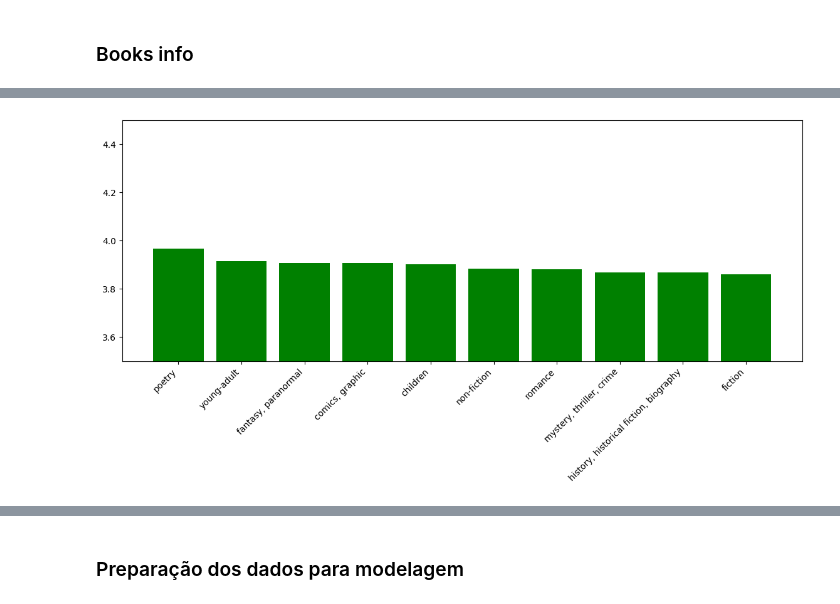
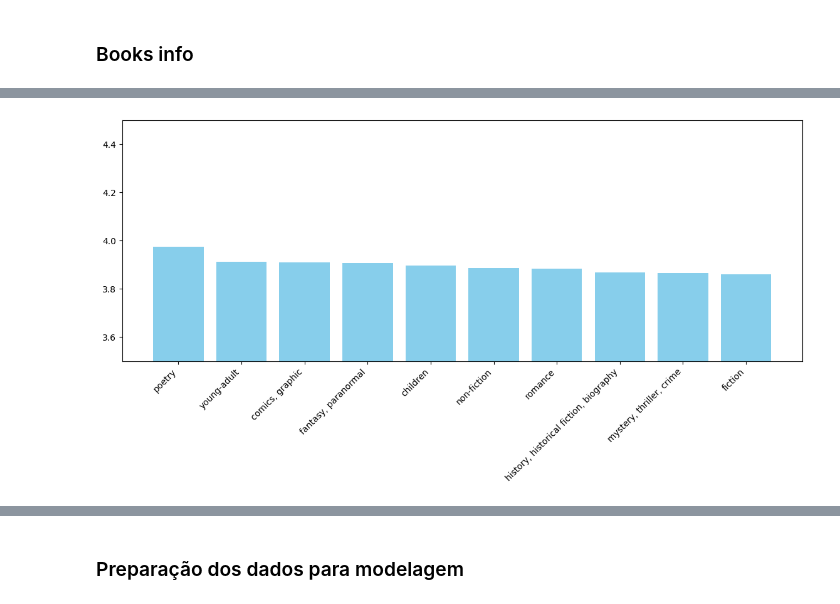
Before and after one commit to jefersonseverino/goodreads-book-review, a Jupyter notebook: main.ipynb, the cells around one changed output, grey strips where cells are left out. Cells and saved outputs as stored; diff of their text form; code cells hidden in the pictures.

```diff
--- a/main.ipynb
+++ b/main.ipynb
@@ -3,7 +3,7 @@ import matplotlib.pyplot as plt
 import pandas as pd
 import numpy as np
 # %%
-NUMBER_OF_ROWS = 200000
+NUMBER_OF_ROWS = 100000
 # %%
 import json
 
@@ -197,28 +198,28 @@ plt.show()
 # %%
 from collections import defaultdict
 
 book_ratings = dict(zip(book_df['book_id'], book_df['average_rating']))
 
 genres_rating_sum = defaultdict(float)
 genres_count = defaultdict(int)
 
 for idx, row in genres_df.iterrows():
     book_id = row['book_id']
     genres = get_genres(row)
     book_rating = book_ratings.get(book_id, 0)
 
     for genre in genres:
         genres_rating_sum[genre] += float(book_rating)
         genres_count[genre] += 1
 
 genres_rating_avg = {genre: genres_rating_sum[genre] / genres_count[genre] for genre in genres_rating_sum}
 
-sorted_genres = dict(sorted(genres_rating_avg.items(), key=lambda item: item[1], reverse=True))
+sorted_genres_by_rating = dict(sorted(genres_rating_avg.items(), key=lambda item: item[1], reverse=True))
 
 plt.figure(figsize=(14, 5))
 plt.ylim(3.5, 4.5)
-plt.bar(sorted_genres.keys(), sorted_genres.values(), color='g')
+plt.bar(sorted_genres_by_rating.keys(), sorted_genres_by_rating.values(), color='skyblue')
 plt.xticks(rotation=45, ha='right')
 plt.show()
 # %% [output]
-[figure, old version]
+[figure, new version]
```
Also changed, not shown: parts of 15 cells of this notebook.
